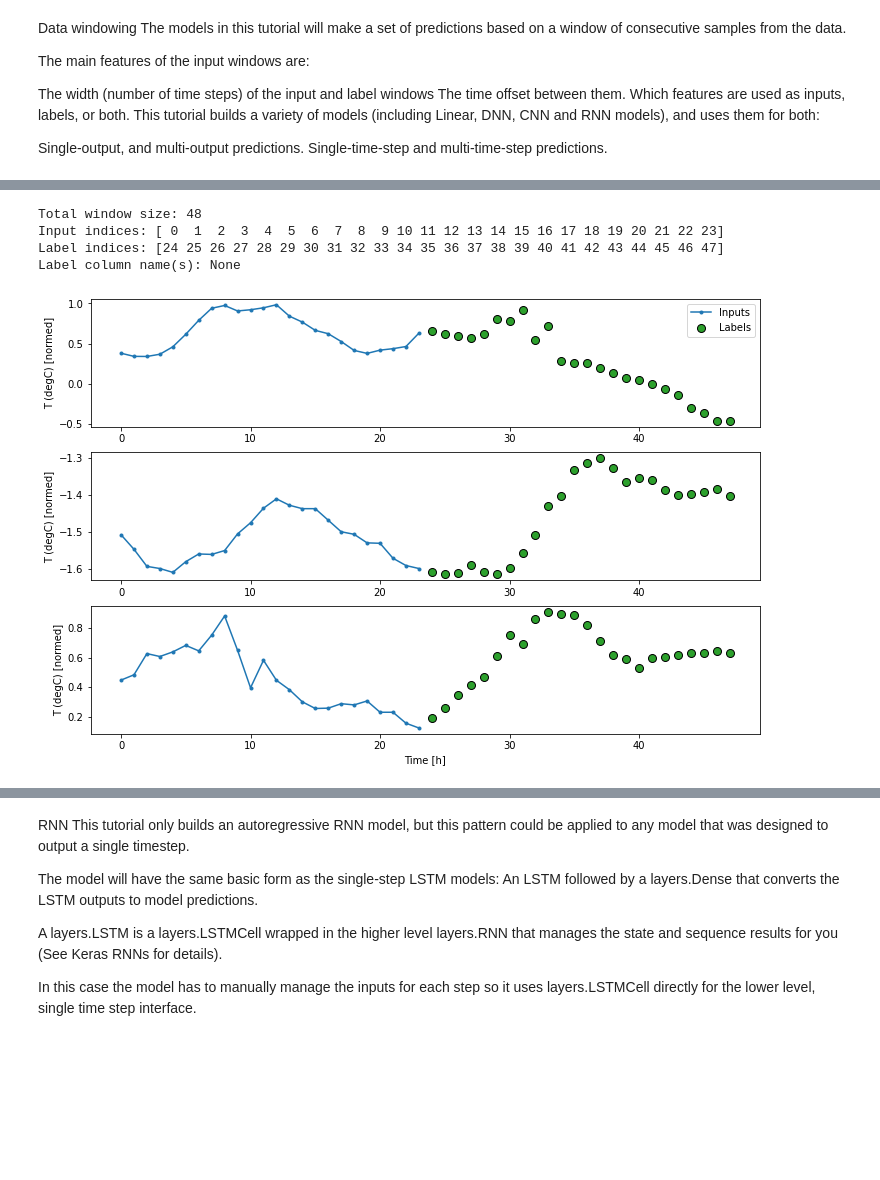
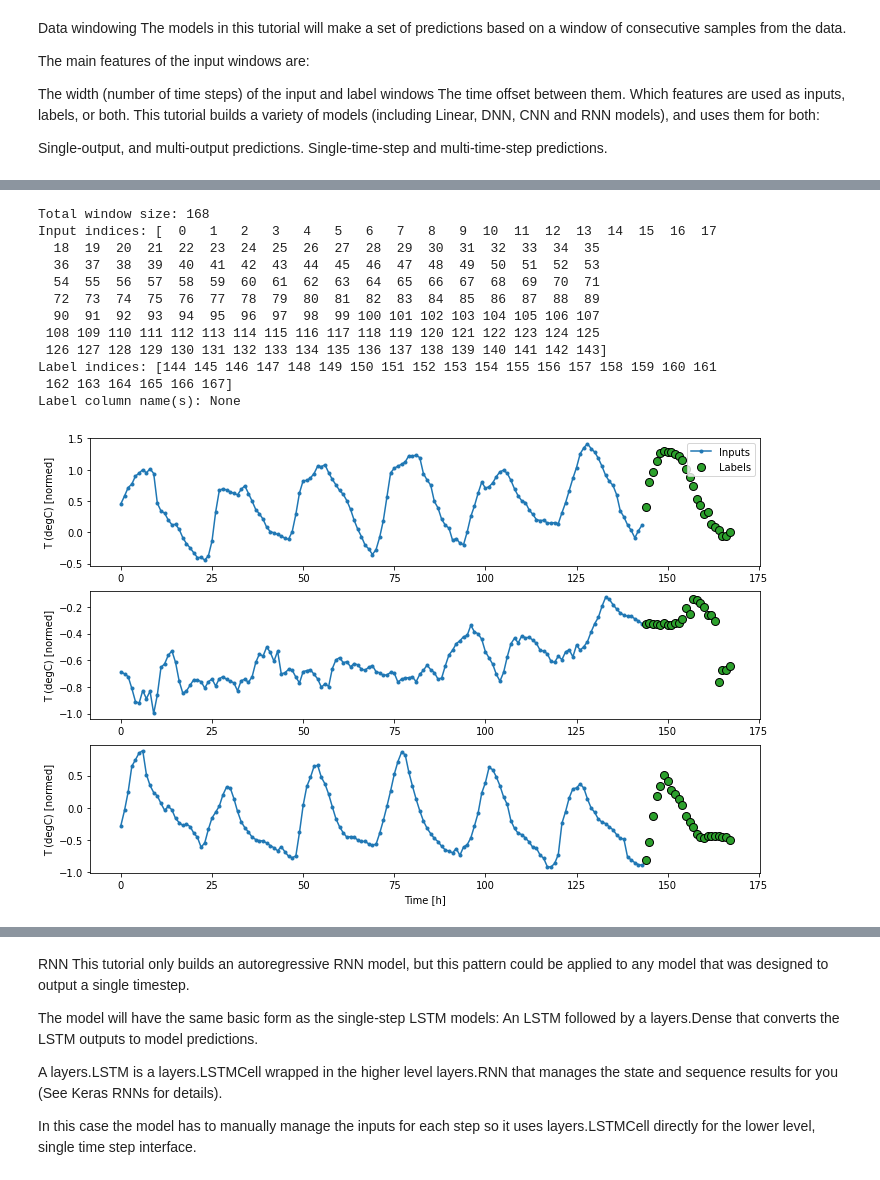
Before and after one commit to sharatkatz/dl-playground, a Jupyter notebook: time_series_modeling.ipynb, the cells around one changed output, grey strips where cells are left out. Cells and saved outputs as stored; diff of their text form; code cells hidden in the pictures; blank space fills up the shorter version.

```diff
--- a/time_series_modeling.ipynb
+++ b/time_series_modeling.ipynb
@@ -342,18 +350,26 @@ WindowGenerator.test = test
 WindowGenerator.example = example
 # %%
 OUT_STEPS = 24
-multi_window = WindowGenerator(input_width=24,
+multi_window = WindowGenerator(input_width=24*6,
                                label_width=OUT_STEPS,
                                shift=OUT_STEPS)
 
 multi_window.plot()
 multi_window
 # %% [output]
-Total window size: 48
-Input indices: [ 0  1  2  3  4  5  6  7  8  9 10 11 12 13 14 15 16 17 18 19 20 21 22 23]
-Label indices: [24 25 26 27 28 29 30 31 32 33 34 35 36 37 38 39 40 41 42 43 44 45 46 47]
+Total window size: 168
+Input indices: [  0   1   2   3   4   5   6   7   8   9  10  11  12  13  14  15  16  17
+  18  19  20  21  22  23  24  25  26  27  28  29  30  31  32  33  34  35
+  36  37  38  39  40  41  42  43  44  45  46  47  48  49  50  51  52  53
+  54  55  56  57  58  59  60  61  62  63  64  65  66  67  68  69  70  71
+  72  73  74  75  76  77  78  79  80  81  82  83  84  85  86  87  88  89
+  90  91  92  93  94  95  96  97  98  99 100 101 102 103 104 105 106 107
+ 108 109 110 111 112 113 114 115 116 117 118 119 120 121 122 123 124 125
+ 126 127 128 129 130 131 132 133 134 135 136 137 138 139 140 141 142 143]
+Label indices: [144 145 146 147 148 149 150 151 152 153 154 155 156 157 158 159 160 161
+ 162 163 164 165 166 167]
 Label column name(s): None
-[figure, old version]
+[figure, new version]
 # %%
 MAX_EPOCHS = 20
 
```
Also changed, not shown: parts of 11 cells of this notebook.
